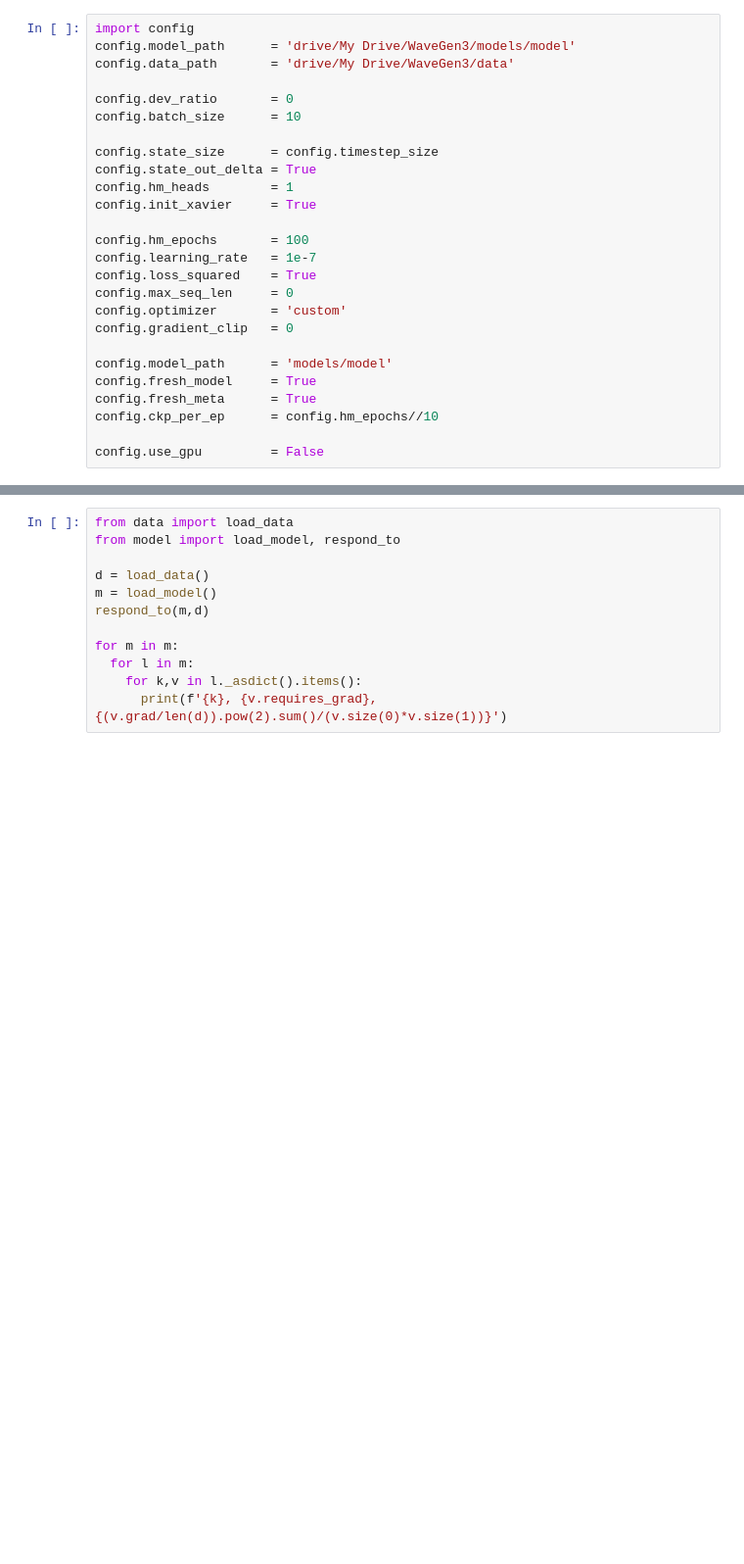
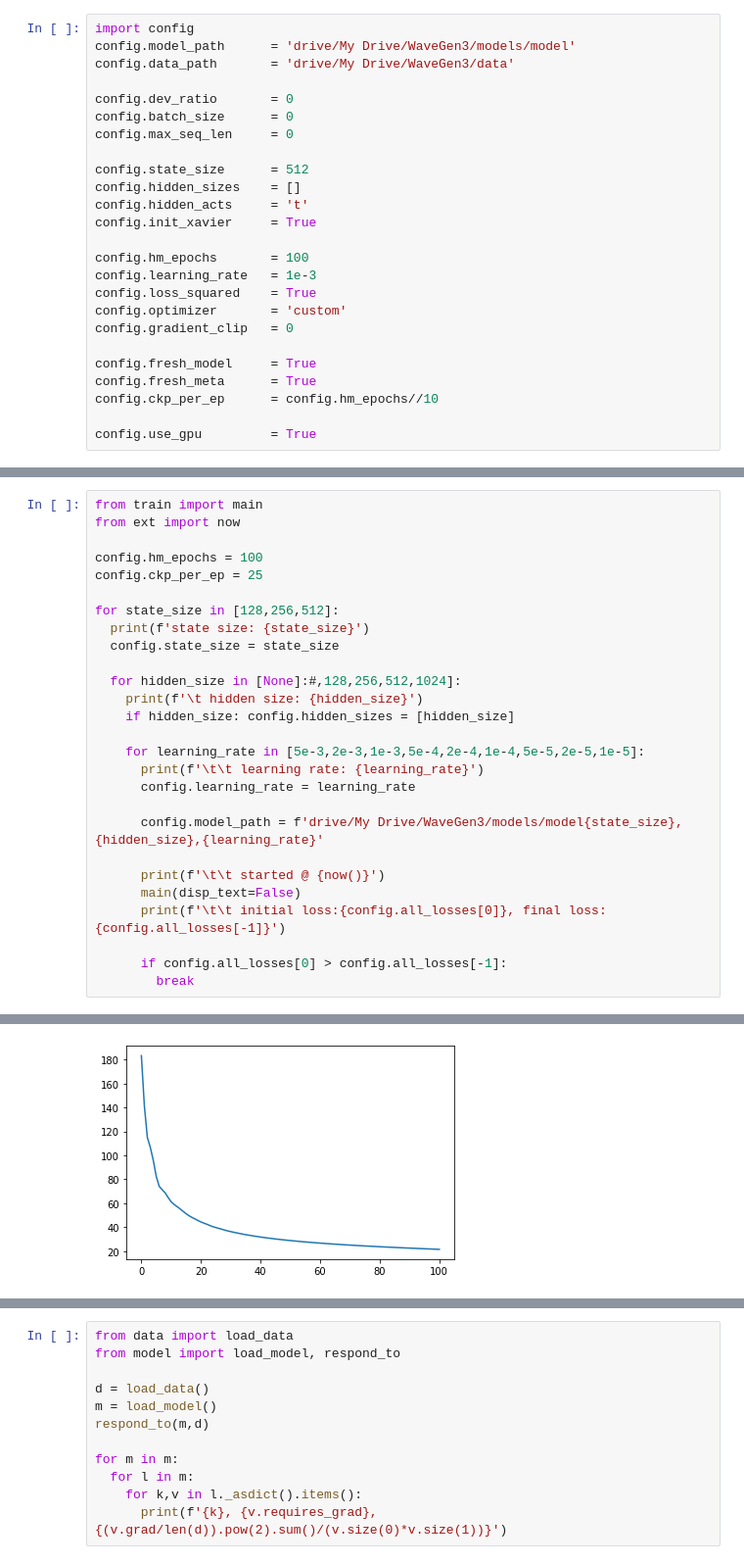
Before and after one commit to MultiTrickFox/Wave_Gen3, a Jupyter notebook: WaveGen3.ipynb, the cells around one changed output, grey strips where cells are left out. Shown at 98% size. Saved outputs shown, nothing was run; the diff lists cells and outputs as text; blank space fills up the shorter version.

```diff
--- a/WaveGen3.ipynb
+++ b/WaveGen3.ipynb
@@ -23,25 +25,24 @@ config.model_path      = 'drive/My Drive/WaveGen3/models/model'
 config.data_path       = 'drive/My Drive/WaveGen3/data'
 
 config.dev_ratio       = 0
-config.batch_size      = 10
+config.batch_size      = 0
+config.max_seq_len     = 0
 
-config.state_size      = config.timestep_size
-config.state_out_delta = True
-config.hm_heads        = 1
+config.state_size      = 512
+config.hidden_sizes    = []
+config.hidden_acts     = 't'
 config.init_xavier     = True
 
 config.hm_epochs       = 100
-config.learning_rate   = 1e-7
+config.learning_rate   = 1e-3
 config.loss_squared    = True
-config.max_seq_len     = 0
 config.optimizer       = 'custom'
 config.gradient_clip   = 0
 
-config.model_path      = 'models/model'
 config.fresh_model     = True
 config.fresh_meta      = True
 config.ckp_per_ep      = config.hm_epochs//10
 
-config.use_gpu         = False
+config.use_gpu         = True
 # %%
 # from data import main; main();
@@ -50,0 +50,28 @@ KeyboardInterrupt: ignored
+# %%
+from train import main
+from ext import now
+
+config.hm_epochs = 100
+config.ckp_per_ep = 25
+
+for state_size in [128,256,512]:
+  print(f'state size: {state_size}')
+  config.state_size = state_size
+
+  for hidden_size in [None]:#,128,256,512,1024]:
+    print(f'\t hidden size: {hidden_size}')
+    if hidden_size: config.hidden_sizes = [hidden_size]
+
+    for learning_rate in [5e-3,2e-3,1e-3,5e-4,2e-4,1e-4,5e-5,2e-5,1e-5]:
+      print(f'\t\t learning rate: {learning_rate}')
+      config.learning_rate = learning_rate
+
+      config.model_path = f'drive/My Drive/WaveGen3/models/model{state_size},{hidden_size},{learning_rate}'
+
+      print(f'\t\t started @ {now()}')
+      main(disp_text=False)
+      print(f'\t\t initial loss:{config.all_losses[0]}, final loss:{config.all_losses[-1]}')
+
+      if config.all_losses[0] > config.all_losses[-1]:
+        break
+# %% [output]
@@ -50,0 +82 @@ KeyboardInterrupt: ignored
+[figure, added]
```
Also changed, not shown: parts of 4 cells of this notebook.
